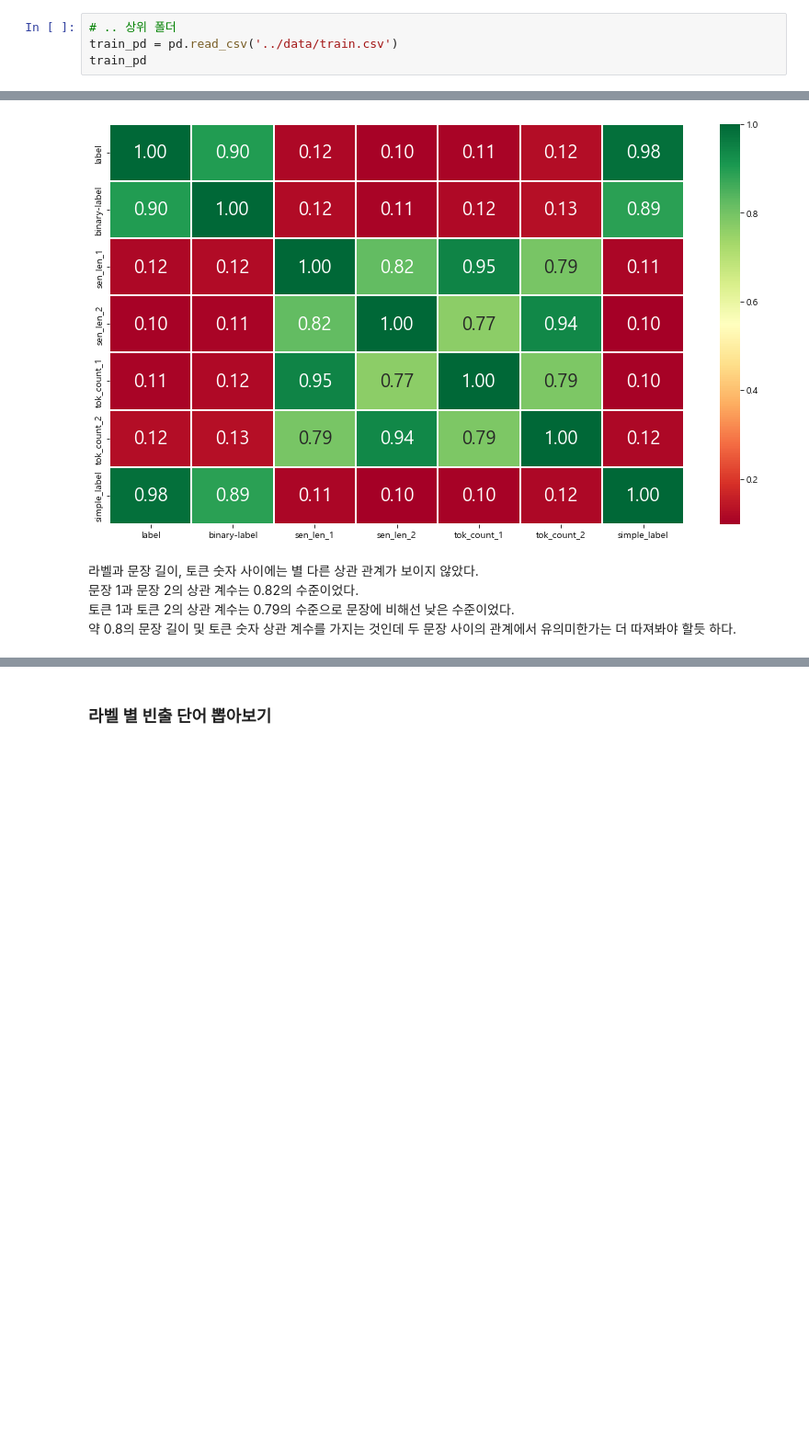
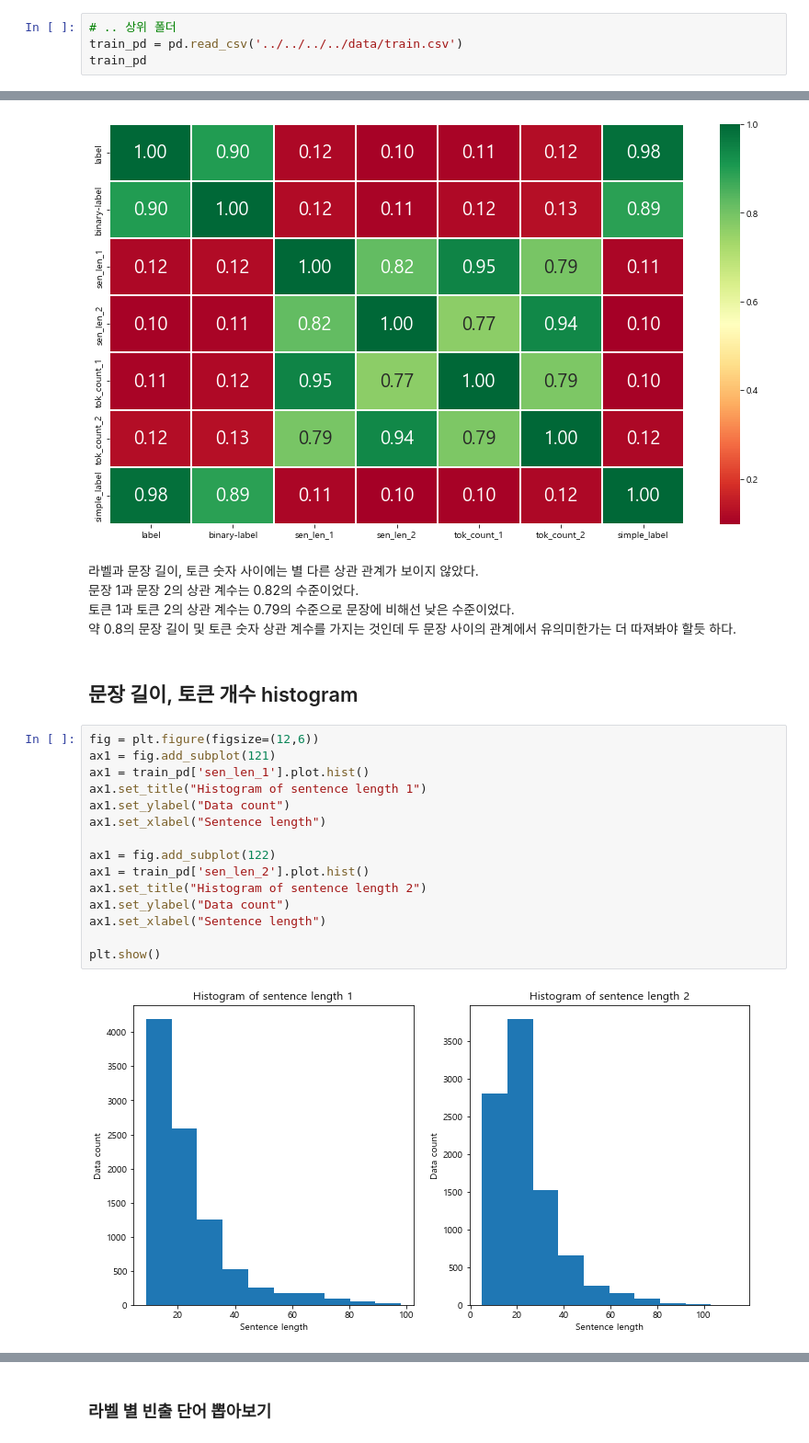
Before and after one commit to boostcampaitech4nlp2/level1_semantictextsimilarity_nlp-level1-nlp-14, a Jupyter notebook: work_indiv/sunghyun/codes/simpler_eda.ipynb, the cells around one changed output, grey strips where cells are left out. Shown at 92% size. Cells and saved outputs as stored; diff of their text form; blank space fills up the shorter version.

```diff
--- a/work_indiv/sunghyun/simpler_eda.ipynb
+++ b/work_indiv/sunghyun/codes/simpler_eda.ipynb
@@ -24,7 +24,7 @@ else: #linux
 ## 파일 불러오기
 # %%
 # .. 상위 폴더
-train_pd = pd.read_csv('../data/train.csv')
+train_pd = pd.read_csv('../../../../data/train.csv')
 train_pd
 # %% [output]
 |  | id | source | sentence_1 | sentence_2 | label | binary-label |
@@ -206,3 +206,22 @@ g=sns.heatmap(train_pd.corr(), cmap='RdYlGn',linewidths=0.2,annot_kws={'size':20
 문장 1과 문장 2의 상관 계수는 0.82의 수준이었다.
 토큰 1과 토큰 2의 상관 계수는 0.79의 수준으로 문장에 비해선 낮은 수준이었다.
 약 0.8의 문장 길이 및 토큰 숫자 상관 계수를 가지는 것인데 두 문장 사이의 관계에서 유의미한가는 더 따져봐야 할듯 하다.
+# %% [markdown]
+## 문장 길이, 토큰 개수 histogram
+# %%
+fig = plt.figure(figsize=(12,6))
+ax1 = fig.add_subplot(121)
+ax1 = train_pd['sen_len_1'].plot.hist()
+ax1.set_title("Histogram of sentence length 1")
+ax1.set_ylabel("Data count")
+ax1.set_xlabel("Sentence length")
+
+ax1 = fig.add_subplot(122)
+ax1 = train_pd['sen_len_2'].plot.hist()
+ax1.set_title("Histogram of sentence length 2")
+ax1.set_ylabel("Data count")
+ax1.set_xlabel("Sentence length")
+
+plt.show()
+# %% [output]
+[figure, added]
```
Also changed, not shown: parts of 1 cell of this notebook.
